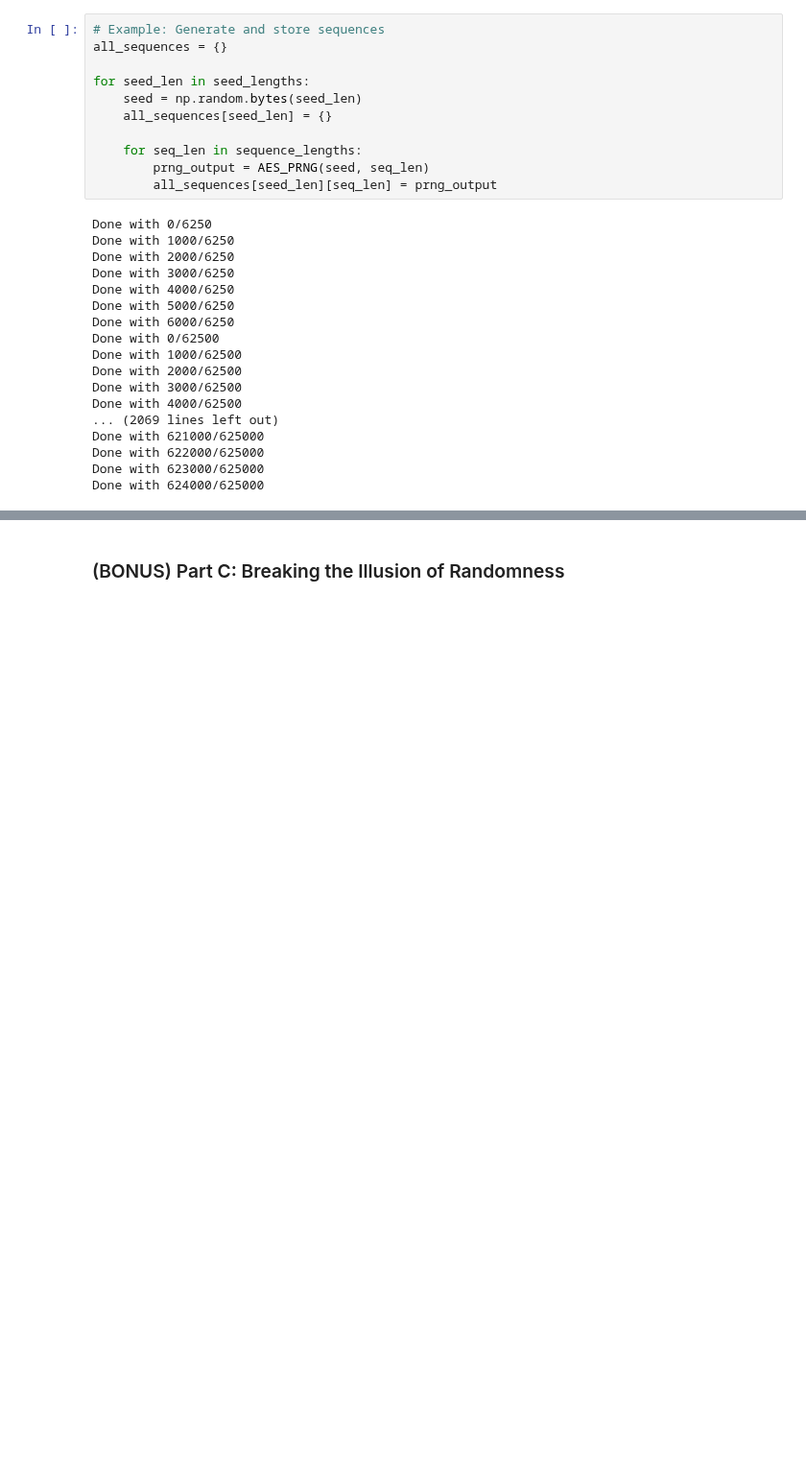
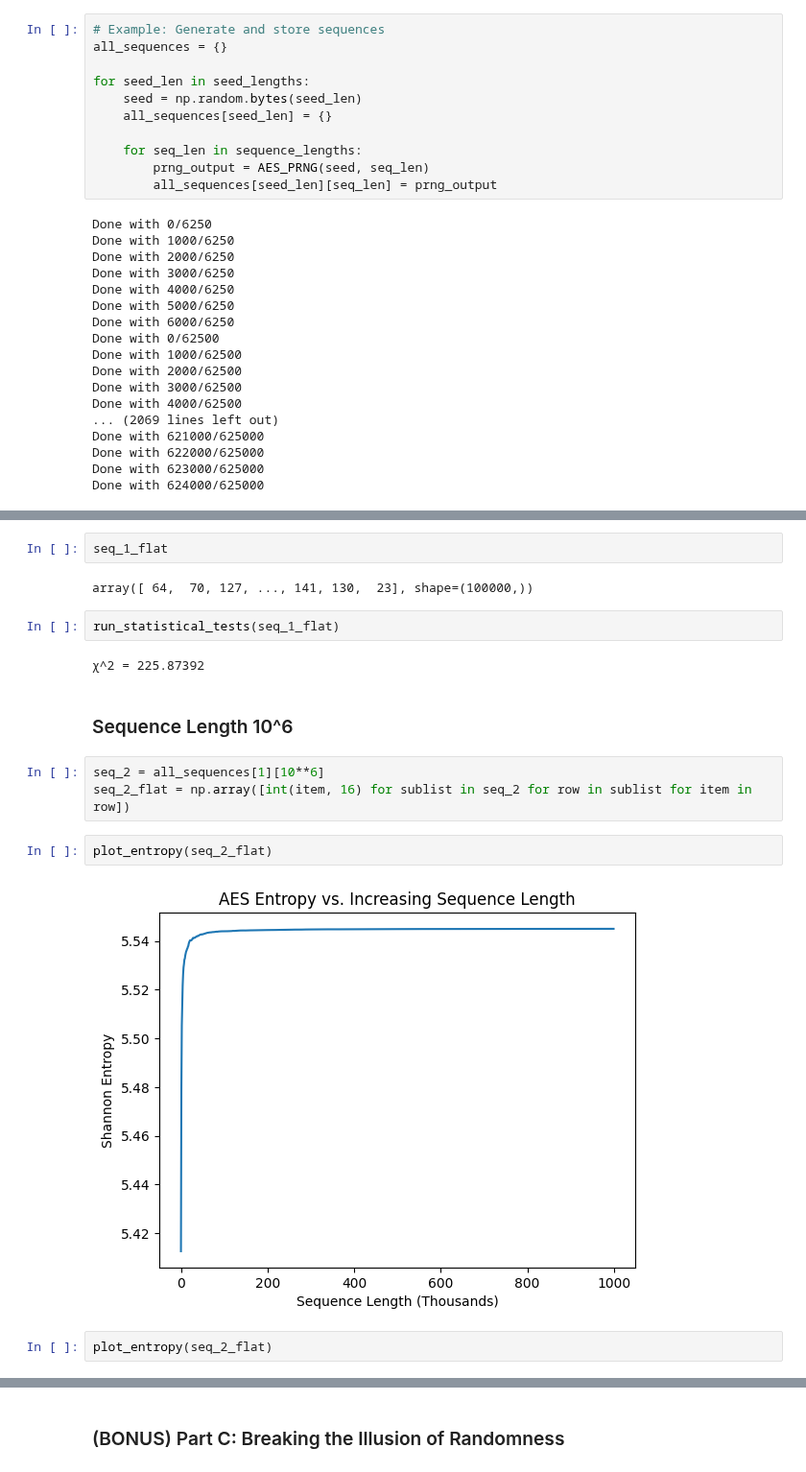
Before and after one commit to Kaya-Kaya/CMU-x-IDQuantique-Challenge, a Jupyter notebook: Task_1.ipynb, the cells around one changed output, grey strips where cells are left out. Shown at 96% size. Saved outputs shown, nothing was run; the diff lists cells and outputs as text; blank space fills up the shorter version.

```diff
--- a/Task_1.ipynb
+++ b/Task_1.ipynb
@@ -728,0 +749,19 @@ def run_statistical_tests(sequence, item_bits=8):
+# %%
+seq_1_flat
+# %% [output]
+array([ 64,  70, 127, ..., 141, 130,  23], shape=(100000,))
+# %%
+run_statistical_tests(seq_1_flat)
+# %% [output]
+χ^2 = 225.87392
+# %% [markdown]
+### Sequence Length 10^6
+# %%
+seq_2 = all_sequences[1][10**6]
+seq_2_flat = np.array([int(item, 16) for sublist in seq_2 for row in sublist for item in row])
+# %%
+plot_entropy(seq_2_flat)
+# %% [output]
+[figure, added]
+# %%
+plot_entropy(seq_2_flat)
```
Also changed, not shown: parts of 48 cells of this notebook.
